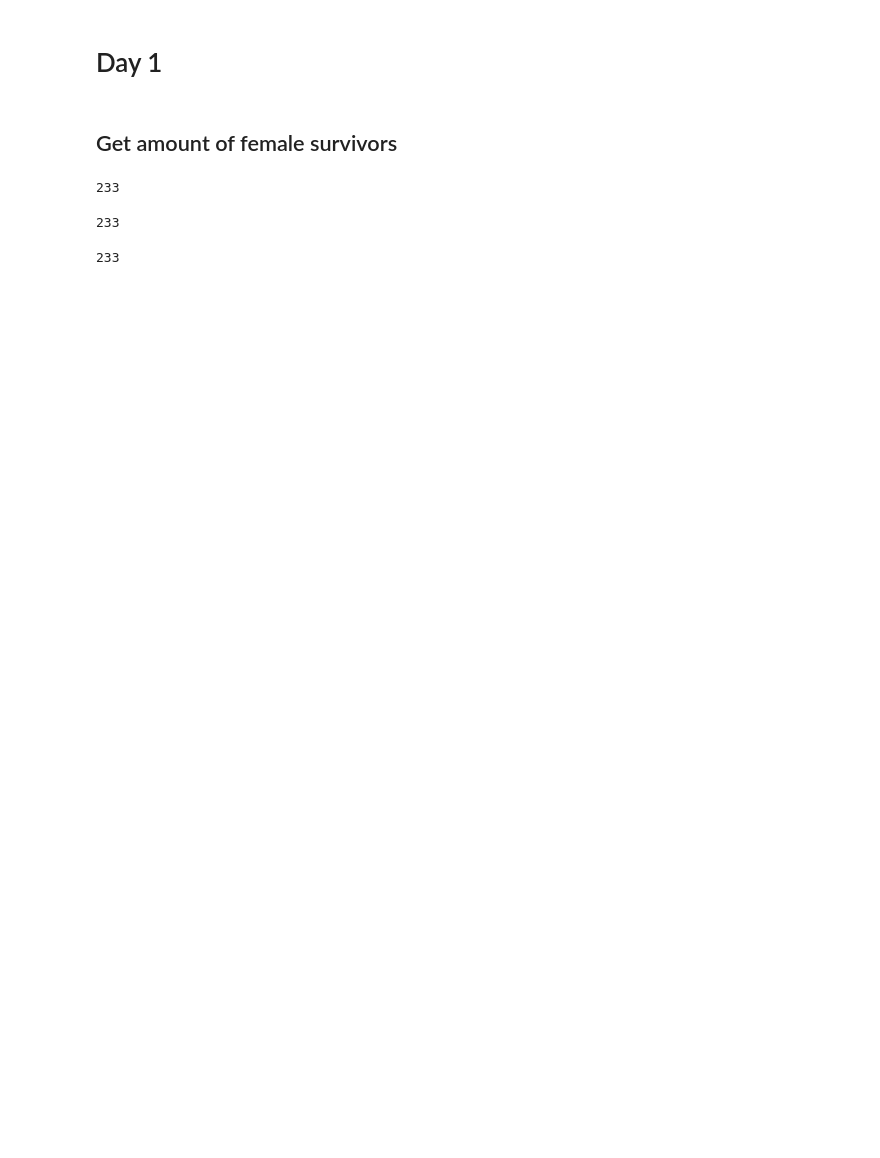
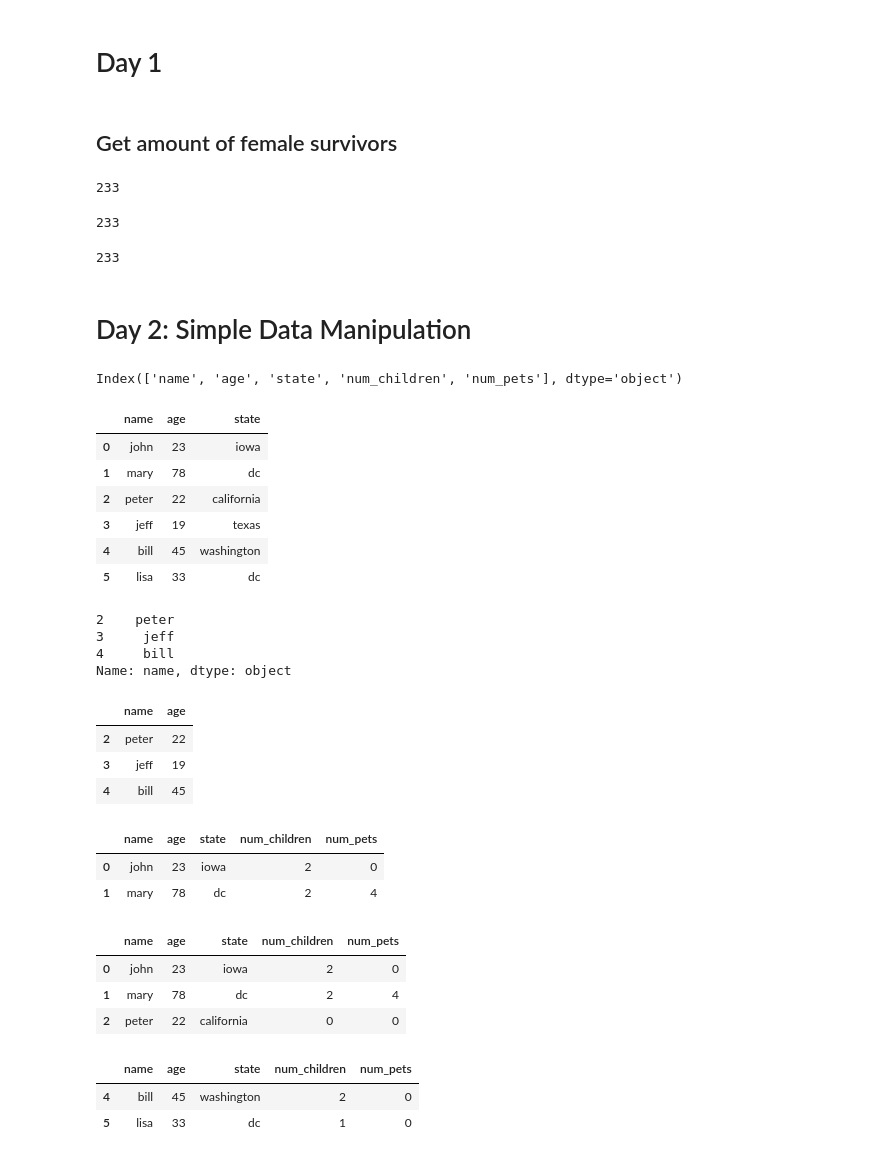
Before and after one commit to SamuelFolledo/DS1.1-Data-Analysis-And-Visualization, a Jupyter notebook: classwork/Day 1 notebook.ipynb, the cells around one changed output. Cells and saved outputs as stored; diff of their text form; code cells hidden in the pictures; blank space fills up the shorter version.

```diff
--- a/classwork/Day 1 notebook.ipynb
+++ b/classwork/Day 1 notebook.ipynb
@@ -50,3 +50,57 @@ num_female_survived = len([i for i, j in enumerate(female_survived_not_survived)
 print(num_female_survived)
 # %% [output]
 233
+# %% [markdown]
+# Day 2: Simple Data Manipulation
+# %%
+import pandas as pd
+
+df = pd.DataFrame(data= {'name':['john', 'mary', 'peter','jeff','bill', 'lisa'], 'age':[23, 78, 22, 19, 45, 33],
+                         'state': ['iowa', 'dc', 'california', 'texas', 'washington', 'dc'], 'num_children': [2, 2, 0, 1, 2, 1],
+                        'num_pets' : [0, 4, 0, 5, 0, 0]})
+df.columns #get column names #prints: Index(['name', 'age', 'state', 'num_children', 'num_pets'], dtype='object')
+# %% [output]
+Index(['name', 'age', 'state', 'num_children', 'num_pets'], dtype='object')
+# %%
+df[['name', 'age', 'state']] #to get first three column
+# %% [output]
+|  | name | age | state |
+| 0 | john | 23 | iowa |
+| 1 | mary | 78 | dc |
+| 2 | peter | 22 | california |
+| 3 | jeff | 19 | texas |
+| 4 | bill | 45 | washington |
+| 5 | lisa | 33 | dc |
+# %%
+df.loc[2:4, 'name'] #df location, from 2-4 (inclusive) from name only
+# %% [output]
+2    peter
+3     jeff
+4     bill
+Name: name, dtype: object
+# %%
+df.loc[2:4, ['name', 'age']] #get the 2nd-4th rows for name and age
+# %% [output]
+|  | name | age |
+| 2 | peter | 22 |
+| 3 | jeff | 19 |
+| 4 | bill | 45 |
+# %%
+df.iloc[:2] #get the first 2 rows; df.loc would include 2nd which is peter
+# %% [output]
+|  | name | age | state | num_children | num_pets |
+| 0 | john | 23 | iowa | 2 | 0 |
+| 1 | mary | 78 | dc | 2 | 4 |
+# %%
+df.loc[:2] #get up to 2nd row
+# %% [output]
+|  | name | age | state | num_children | num_pets |
+| 0 | john | 23 | iowa | 2 | 0 |
+| 1 | mary | 78 | dc | 2 | 4 |
+| 2 | peter | 22 | california | 0 | 0 |
+# %%
+df.iloc[-2:] #get the last 2 rows
+# %% [output]
+|  | name | age | state | num_children | num_pets |
+| 4 | bill | 45 | washington | 2 | 0 |
+| 5 | lisa | 33 | dc | 1 | 0 |
```
Also changed, not shown: parts of 29 cells of this notebook.
